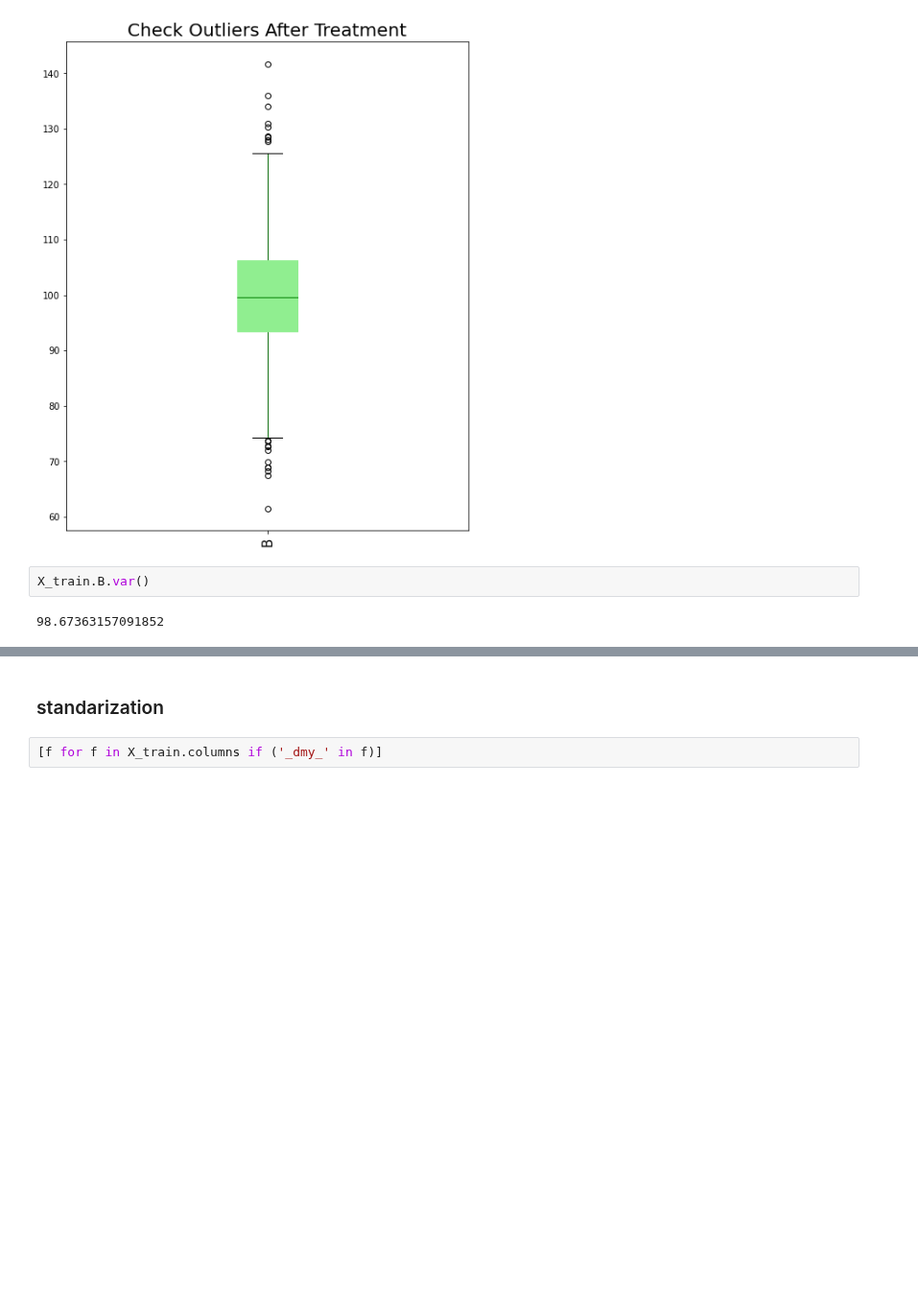
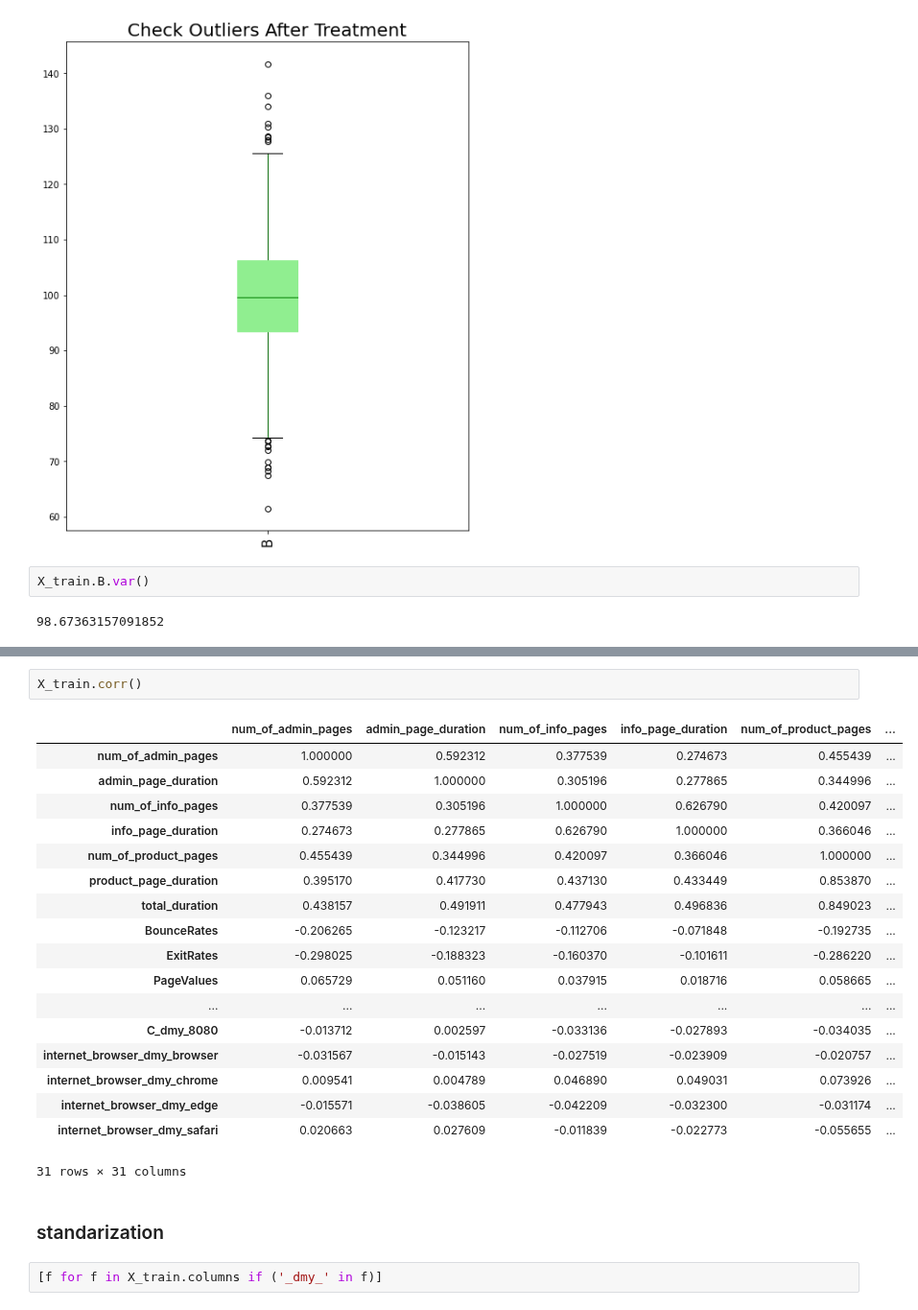
Before and after one commit to MrPupik/INTO_TO_ML, a Jupyter notebook: project/amit_nb.ipynb, the cells around one changed output, grey strips where cells are left out. Shown at 96% size. Drawn from its saved outputs; the diff is of its cells as text; blank space fills up the shorter version.

```diff
--- a/project/amit_nb.ipynb
+++ b/project/amit_nb.ipynb
@@ -750,3 +789,24 @@ X_train.B.var()
+# %%
+X_train.corr()
+# %% [output]
+|  | num_of_admin_pages | admin_page_duration | num_of_info_pages | info_page_duration | num_of_product_pages | ... |
+| num_of_admin_pages | 1.000000 | 0.592312 | 0.377539 | 0.274673 | 0.455439 | ... |
+| admin_page_duration | 0.592312 | 1.000000 | 0.305196 | 0.277865 | 0.344996 | ... |
+| num_of_info_pages | 0.377539 | 0.305196 | 1.000000 | 0.626790 | 0.420097 | ... |
+| info_page_duration | 0.274673 | 0.277865 | 0.626790 | 1.000000 | 0.366046 | ... |
+| num_of_product_pages | 0.455439 | 0.344996 | 0.420097 | 0.366046 | 1.000000 | ... |
+| product_page_duration | 0.395170 | 0.417730 | 0.437130 | 0.433449 | 0.853870 | ... |
+| total_duration | 0.438157 | 0.491911 | 0.477943 | 0.496836 | 0.849023 | ... |
+| BounceRates | -0.206265 | -0.123217 | -0.112706 | -0.071848 | -0.192735 | ... |
+| ExitRates | -0.298025 | -0.188323 | -0.160370 | -0.101611 | -0.286220 | ... |
+| PageValues | 0.065729 | 0.051160 | 0.037915 | 0.018716 | 0.058665 | ... |
+| ... | ... | ... | ... | ... | ... | ... |
+| C_dmy_8080 | -0.013712 | 0.002597 | -0.033136 | -0.027893 | -0.034035 | ... |
+| internet_browser_dmy_browser | -0.031567 | -0.015143 | -0.027519 | -0.023909 | -0.020757 | ... |
+| internet_browser_dmy_chrome | 0.009541 | 0.004789 | 0.046890 | 0.049031 | 0.073926 | ... |
+| internet_browser_dmy_edge | -0.015571 | -0.038605 | -0.042209 | -0.032300 | -0.031174 | ... |
+| internet_browser_dmy_safari | 0.020663 | 0.027609 | -0.011839 | -0.022773 | -0.055655 | ... |
+31 rows × 31 columns
 # %% [markdown]
 ### standarization
 # %%
```
Also changed, not shown: parts of 3 cells of this notebook.
